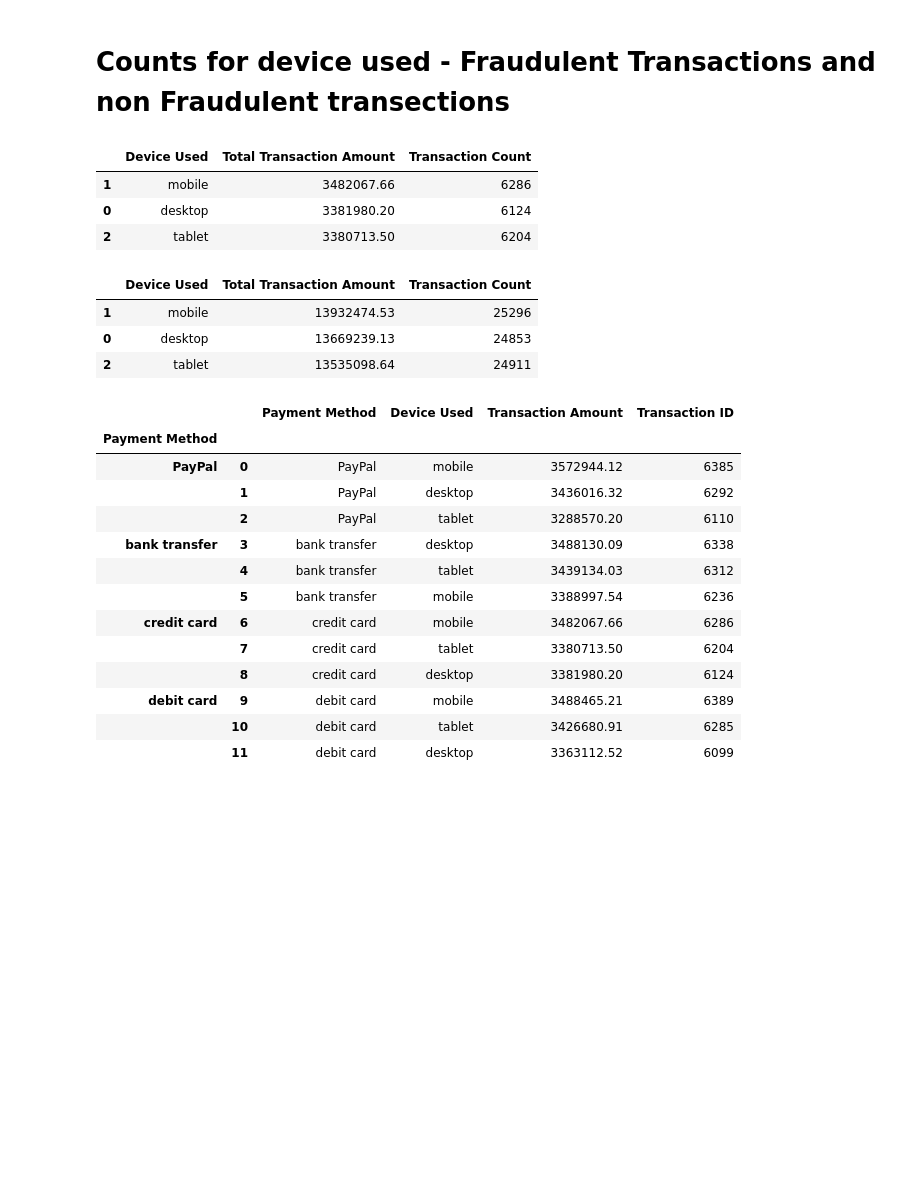
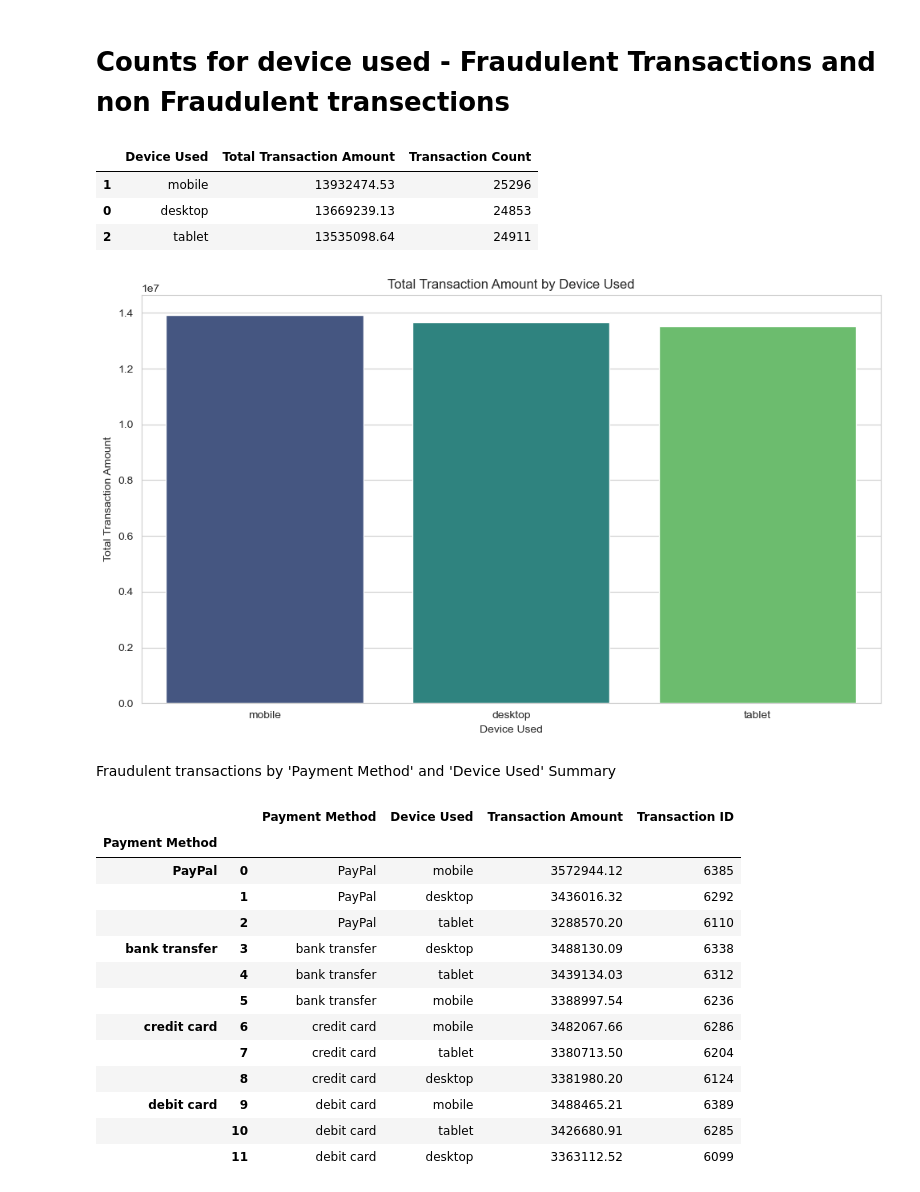
Before and after one commit to muneebsamad/project-1, a Jupyter notebook: Roshni_Script.ipynb, the cells around one changed output. Cells and saved outputs as stored; diff of their text form; code cells hidden in the pictures; blank space fills up the shorter version.

```diff
--- a/Roshni_Script.ipynb
+++ b/Roshni_Script.ipynb
@@ -403,33 +403,6 @@ plt.show()
 [figure]
 # %% [markdown]
 # Counts for device used - Fraudulent Transactions and non Fraudulent transections
-# %%
-import pandas as pd
-
-# Assuming Fraud_columns_data contains your DataFrame
-
-# Filter the merged DataFrame for credit card transactions
-credit_card_transactions = Fraud_columns_data[Fraud_columns_data['Payment Method'] == 'credit card']
-
-# Group the credit card transactions by 'Device Used' subcategory
-grouped_transactions = credit_card_transactions.groupby('Device Used')
-
-# Calculate the sum and count of transactions for each device used
-summary = grouped_transactions.agg({'Transaction Amount': 'sum', 'Transaction ID': 'count'}).reset_index()
-
-# Rename columns for clarity
-summary.rename(columns={'Transaction ID': 'Transaction Count', 'Transaction Amount': 'Total Transaction Amount'}, inplace=True)
-
-# Sort the summary data from highest to lowest based on the total transaction amount
-summary_sorted = summary.sort_values(by='Total Transaction Amount', ascending=False)
-
-# Display the summary
-summary_sorted
-# %% [output]
-|  | Device Used | Total Transaction Amount | Transaction Count |
-| 1 | mobile | 3482067.66 | 6286 |
-| 0 | desktop | 3381980.20 | 6124 |
-| 2 | tablet | 3380713.50 | 6204 |
 # %%
 # Group the fraudulent transactions by 'Device Used'
 grouped_transactions = Fraud_columns_data.groupby('Device Used')
@@ -450,6 +423,26 @@ summary_sorted
 | 1 | mobile | 13932474.53 | 25296 |
 | 0 | desktop | 13669239.13 | 24853 |
 | 2 | tablet | 13535098.64 | 24911 |
+# %%
+import seaborn as sns
+import matplotlib.pyplot as plt
+
+# Set the style for the plot
+sns.set_style("whitegrid")
+
+# Plot the data using Seaborn
+plt.figure(figsize=(10, 6))
+sns.barplot(x='Device Used', y='Total Transaction Amount', data=summary_sorted, palette='viridis')
+plt.xlabel('Device Used')
+plt.ylabel('Total Transaction Amount')
+plt.title('Total Transaction Amount by Device Used')
+plt.xticks(rotation=0)
+plt.tight_layout()
+plt.show()
+# %% [output]
+[figure, added]
+# %% [markdown]
+Fraudulent transactions by 'Payment Method' and 'Device Used' Summary
 # %%
 # Group the fraudulent transactions by 'Payment Method' and 'Device Used'
 grouped_transactions = Fraud_columns_data.groupby(['Payment Method', 'Device Used'])
```
Also changed, not shown: parts of 9 cells of this notebook.
